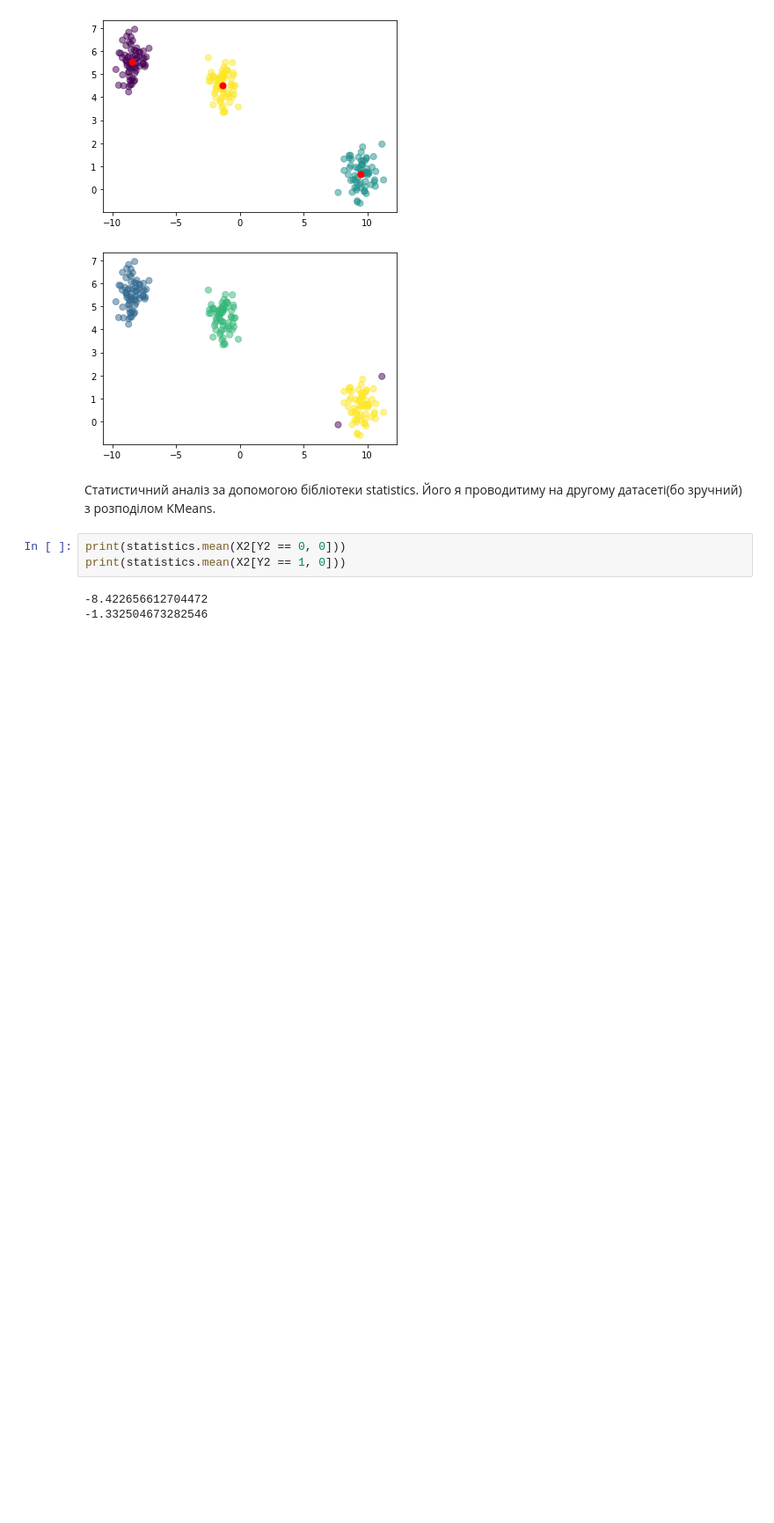
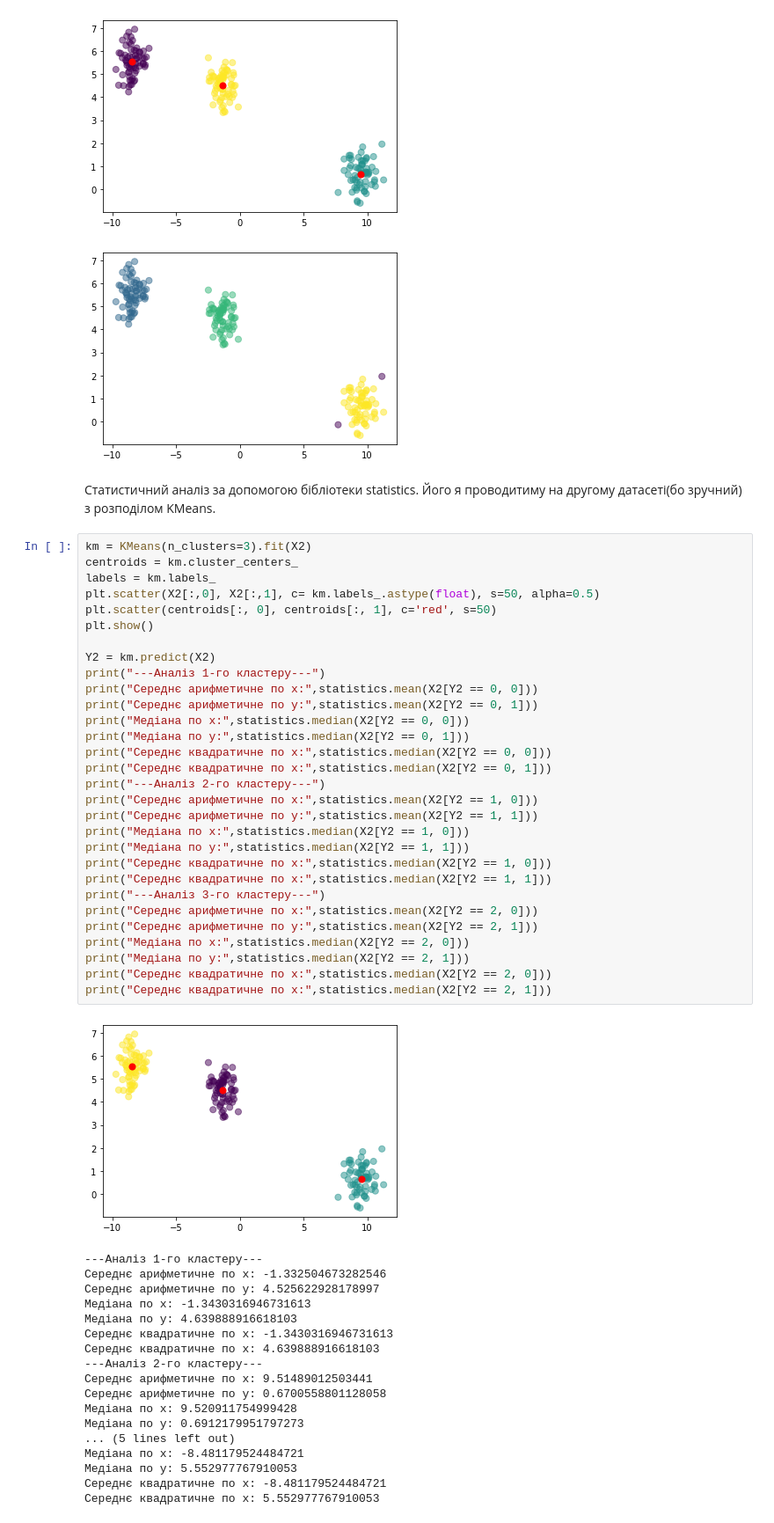
Before and after one commit to Vaper0/Machine-Learning, a Jupyter notebook: ML_Lab_1.ipynb, the cells around one changed output. Shown at 88% size. Drawn from its saved outputs; the diff is of its cells as text; blank space fills up the shorter version.

```diff
--- a/ML_Lab_1.ipynb
+++ b/ML_Lab_1.ipynb
@@ -81,9 +81,52 @@ plt.show()
 [figure]
 # %% [markdown]
 Статистичний аналіз за допомогою бібліотеки statistics. Його я проводитиму на другому датасеті(бо зручний) з розподілом KMeans.
-# %%
-print(statistics.mean(X2[Y2 == 0, 0]))
-print(statistics.mean(X2[Y2 == 1, 0]))
-# %% [output]
--8.422656612704472
--1.332504673282546
+# %%
+km = KMeans(n_clusters=3).fit(X2)
+centroids = km.cluster_centers_
+labels = km.labels_
+plt.scatter(X2[:,0], X2[:,1], c= km.labels_.astype(float), s=50, alpha=0.5)
+plt.scatter(centroids[:, 0], centroids[:, 1], c='red', s=50)
+plt.show()
+
+Y2 = km.predict(X2)
+print("---Аналіз 1-го кластеру---")
+print("Середнє арифметичне по х:",statistics.mean(X2[Y2 == 0, 0]))
+print("Середнє арифметичне по у:",statistics.mean(X2[Y2 == 0, 1]))
+print("Медіана по х:",statistics.median(X2[Y2 == 0, 0]))
+print("Медіана по y:",statistics.median(X2[Y2 == 0, 1]))
+print("Середнє квадратичне по х:",statistics.median(X2[Y2 == 0, 0]))
+print("Середнє квадратичне по х:",statistics.median(X2[Y2 == 0, 1]))
+print("---Аналіз 2-го кластеру---")
+print("Середнє арифметичне по х:",statistics.mean(X2[Y2 == 1, 0]))
+print("Середнє арифметичне по у:",statistics.mean(X2[Y2 == 1, 1]))
+print("Медіана по х:",statistics.median(X2[Y2 == 1, 0]))
+print("Медіана по y:",statistics.median(X2[Y2 == 1, 1]))
+print("Середнє квадратичне по х:",statistics.median(X2[Y2 == 1, 0]))
+print("Середнє квадратичне по х:",statistics.median(X2[Y2 == 1, 1]))
+print("---Аналіз 3-го кластеру---")
+print("Середнє арифметичне по х:",statistics.mean(X2[Y2 == 2, 0]))
+print("Середнє арифметичне по у:",statistics.mean(X2[Y2 == 2, 1]))
+print("Медіана по х:",statistics.median(X2[Y2 == 2, 0]))
+print("Медіана по y:",statistics.median(X2[Y2 == 2, 1]))
+print("Середнє квадратичне по х:",statistics.median(X2[Y2 == 2, 0]))
+print("Середнє квадратичне по х:",statistics.median(X2[Y2 == 2, 1]))
+# %% [output]
+[figure, added]
+---Аналіз 1-го кластеру---
+Середнє арифметичне по х: -1.332504673282546
+Середнє арифметичне по у: 4.525622928178997
+Медіана по х: -1.3430316946731613
+Медіана по y: 4.639888916618103
+Середнє квадратичне по х: -1.3430316946731613
+Середнє квадратичне по х: 4.639888916618103
+---Аналіз 2-го кластеру---
+Середнє арифметичне по х: 9.51489012503441
+Середнє арифметичне по у: 0.6700558801128058
+Медіана по х: 9.520911754999428
+Медіана по y: 0.6912179951797273
+... (5 lines left out)
+Медіана по х: -8.481179524484721
+Медіана по y: 5.552977767910053
+Середнє квадратичне по х: -8.481179524484721
+Середнє квадратичне по х: 5.552977767910053
```
